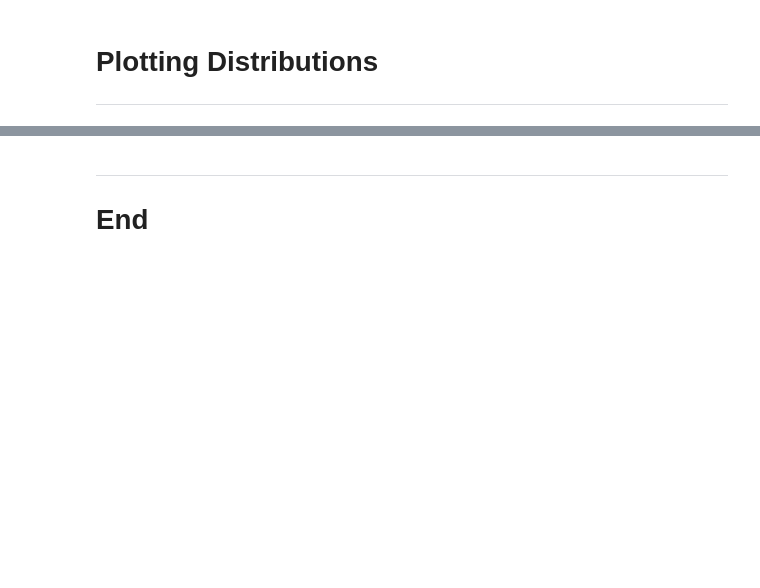
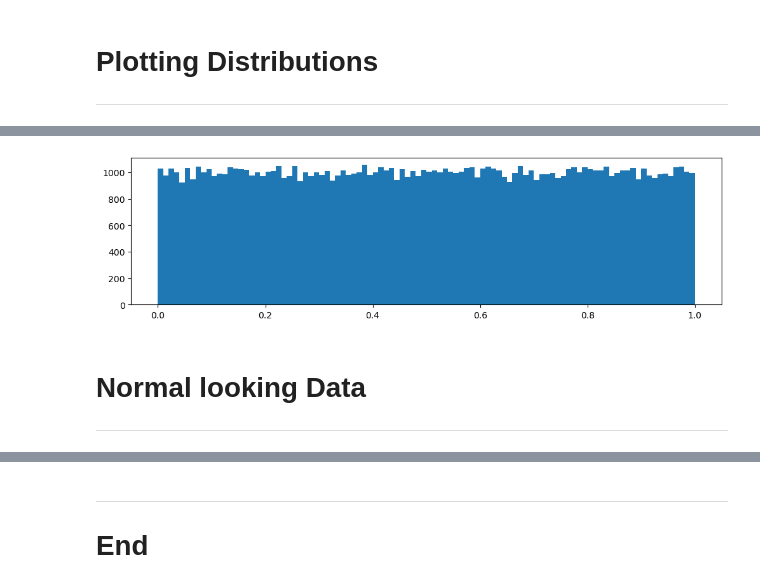
Before and after one commit to Cecilia8989/FundamentalsOfDataAnalysis, a Jupyter notebook: Topic3/numpy_random.ipynb, the cells around one changed output, grey strips where cells are left out. Cells and saved outputs as stored; diff of their text form; code cells hidden in the pictures; blank space fills up the shorter version.

Commit message:
Normal

```diff
--- a/Topic3/numpy_random.ipynb
+++ b/Topic3/numpy_random.ipynb
@@ -202,0 +197,8 @@ ax.bar(x, counts)
+# %%
+# The number of floating point numbers to generate.
+size = 100000
+# %%
+# Generate random floating point numbers in the interval 0.0 (included) to 1.0 (excluded)
+rand_floats=rng.random(size)
+# show rand_floats.
+#rand_floats
@@ -202,0 +218,10 @@ ax.bar(x, counts)
+# %%
+fig, ax = plt.subplots(figsize=(12, 3))
+
+# Plot a histogramme
+ax.hist(rand_floats, bins=100);
+# %% [output]
+[figure, added]
+# %% [markdown]
+# Normal looking Data
+***
```
Also changed, not shown: parts of 20 cells of this notebook.
